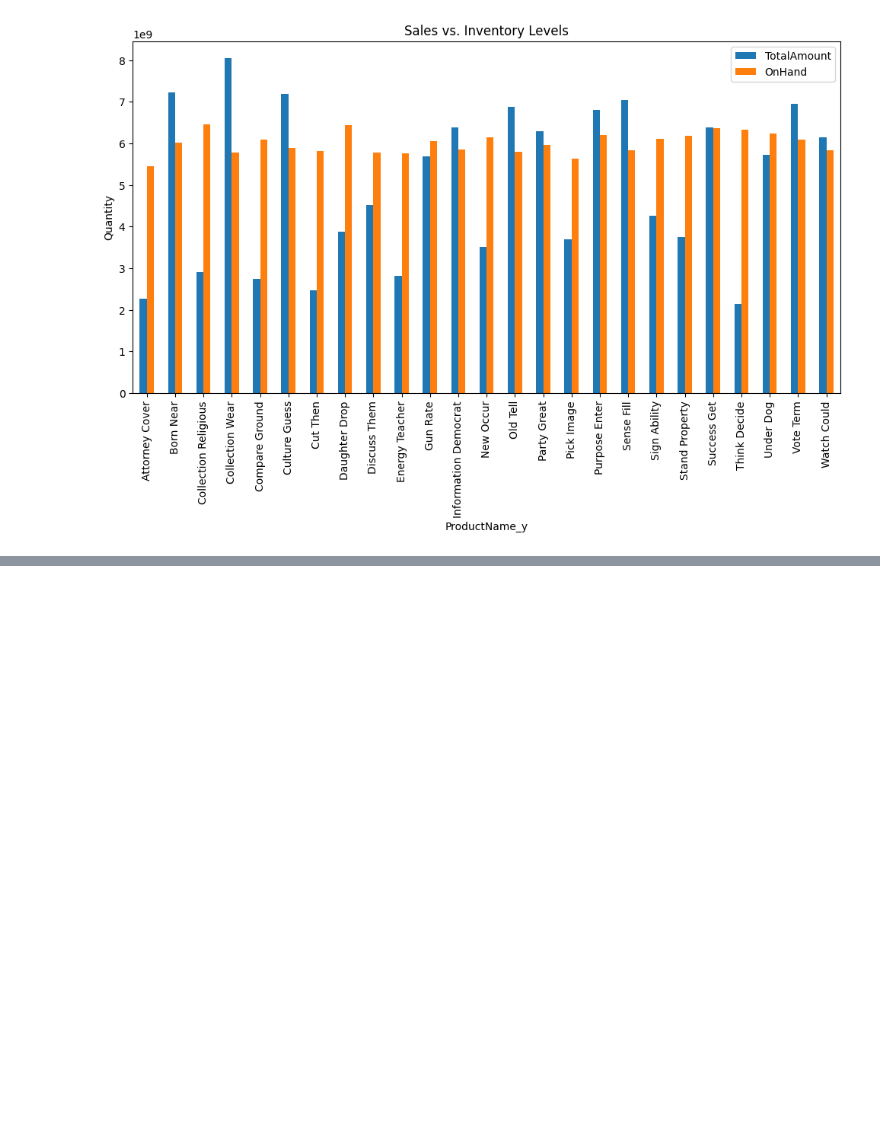
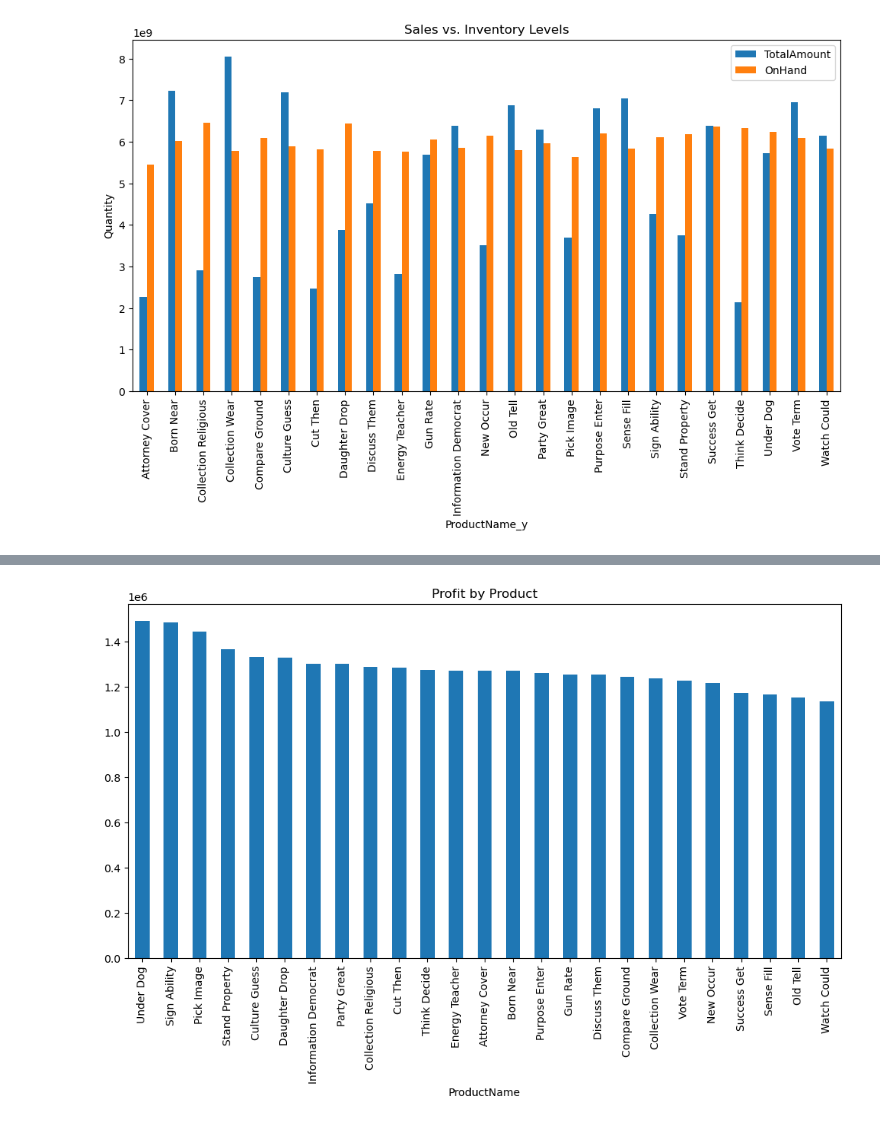
Before and after one commit to myat-thu004/Beverage_Data_Analysis, a Jupyter notebook: Exploratory_Beverage.ipynb, the cells around one changed output, grey strips where cells are left out. Drawn from its saved outputs; the diff is of its cells as text; code cells hidden in the pictures; blank space fills up the shorter version.

```diff
--- a/Exploratory_Beverage.ipynb
+++ b/Exploratory_Beverage.ipynb
@@ -498,0 +550,7 @@ plt.show()
+# %%
+sales_customer_product['Profit'] = sales_customer_product['TotalAmount'] - (sales_customer_product['Quantity'] * sales_customer_product['BasePrice'])
+profit_by_product = sales_customer_product.groupby('ProductName')['Profit'].sum().sort_values(ascending=False)
+profit_by_product.plot(kind='bar', title='Profit by Product', figsize=(12, 6))
+plt.show()
+# %% [output]
+[figure, added]
```
Also changed, not shown: parts of 20 cells of this notebook, 9 other files.
